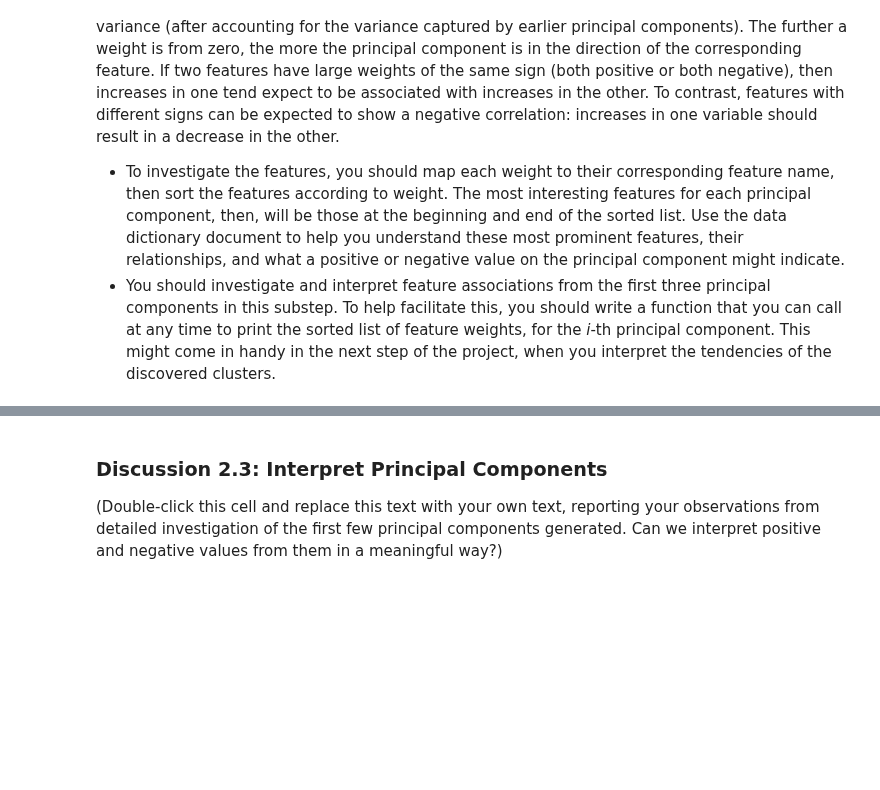
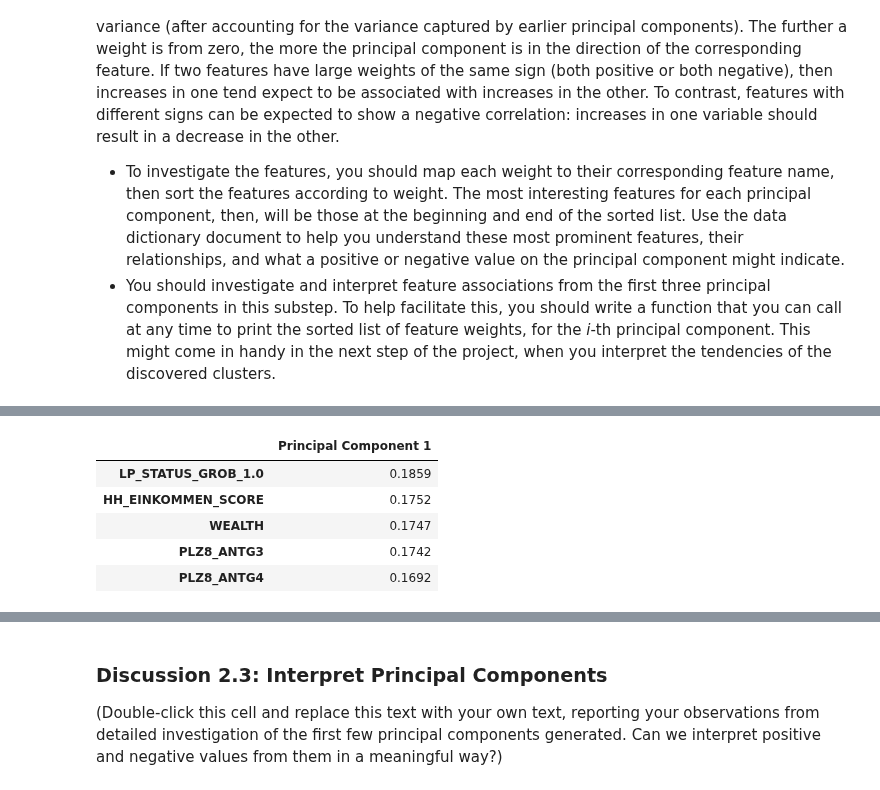
Before and after one commit to jc-udacity/datascientist, a Jupyter notebook: 04_unsupervised_learning/unsupervised_customer_segment_project/Identify_Customer_Segments.ipynb, the cells around one changed output, grey strips where cells are left out. Saved outputs shown, nothing was run; the diff lists cells and outputs as text; code cells hidden in the pictures; blank space fills up the shorter version.

```diff
--- a/04_unsupervised_learning/unsupervised_customer_segment_project/Identify_Customer_Segments.ipynb
+++ b/04_unsupervised_learning/unsupervised_customer_segment_project/Identify_Customer_Segments.ipynb
@@ -827,8 +939,25 @@ As a reminder, each principal component is a unit vector that points in the dire
+# %%
+def print_weights(full_dataset, pca, num_component):
+
+    # PCA components
+    components = pd.DataFrame(np.round(pca.components_[num_component], 4), index=full_dataset.columns)
+    components.columns = ['Principal Component {}'.format(num_component+1)]
+    weights=components.sort_values(by=['Principal Component {}'.format(num_component+1)],ascending=False)
+    return weights
 # %%
 # Map weights for the first principal component to corresponding feature names
 # and then print the linked values, sorted by weight.
 # HINT: Try defining a function here or in a new cell that you can reuse in the
 # other cells.
+weights = print_weights(scaled,pca,0)
+weights.head()
+# %% [output]
+|  | Principal Component 1 |
+| LP_STATUS_GROB_1.0 | 0.1859 |
+| HH_EINKOMMEN_SCORE | 0.1752 |
+| WEALTH | 0.1747 |
+| PLZ8_ANTG3 | 0.1742 |
+| PLZ8_ANTG4 | 0.1692 |
 # %%
 # Map weights for the second principal component to corresponding feature names
 # and then print the linked values, sorted by weight.
```
Also changed, not shown: parts of 17 cells of this notebook.
